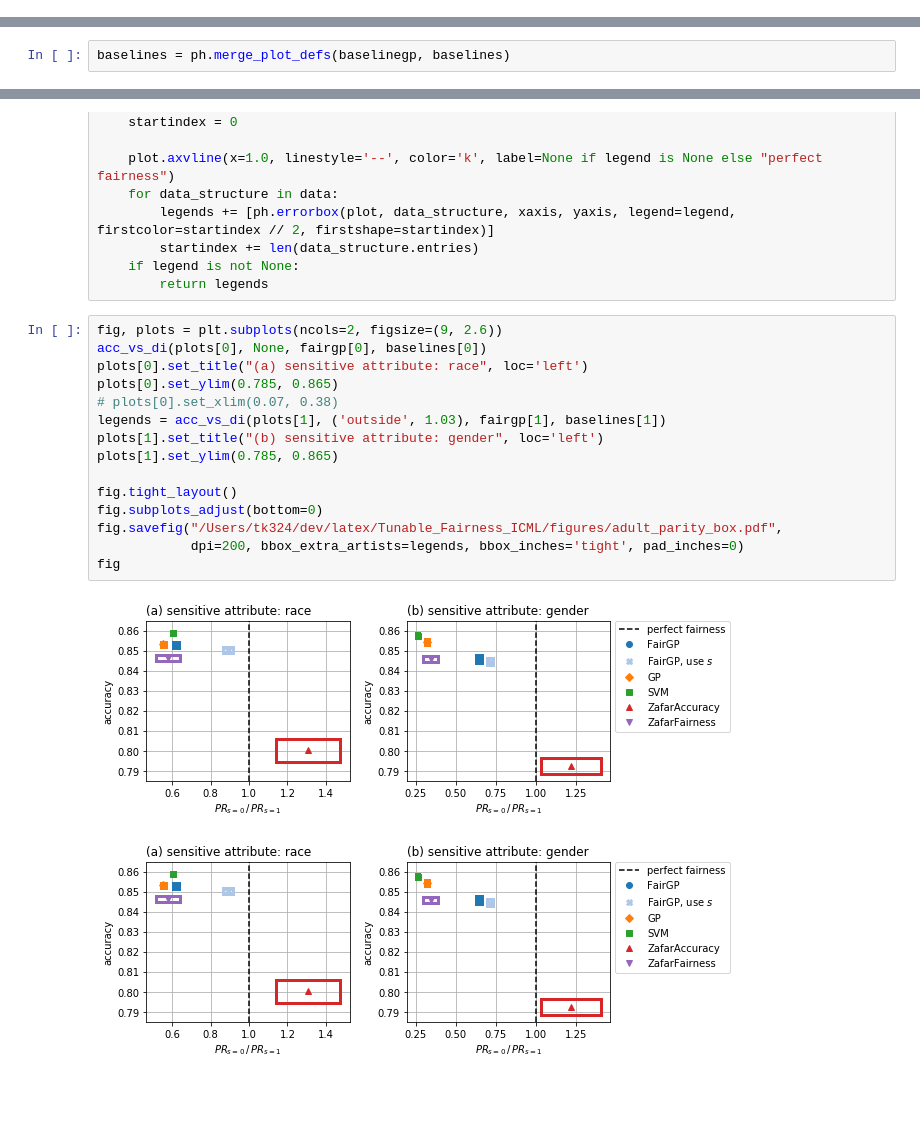
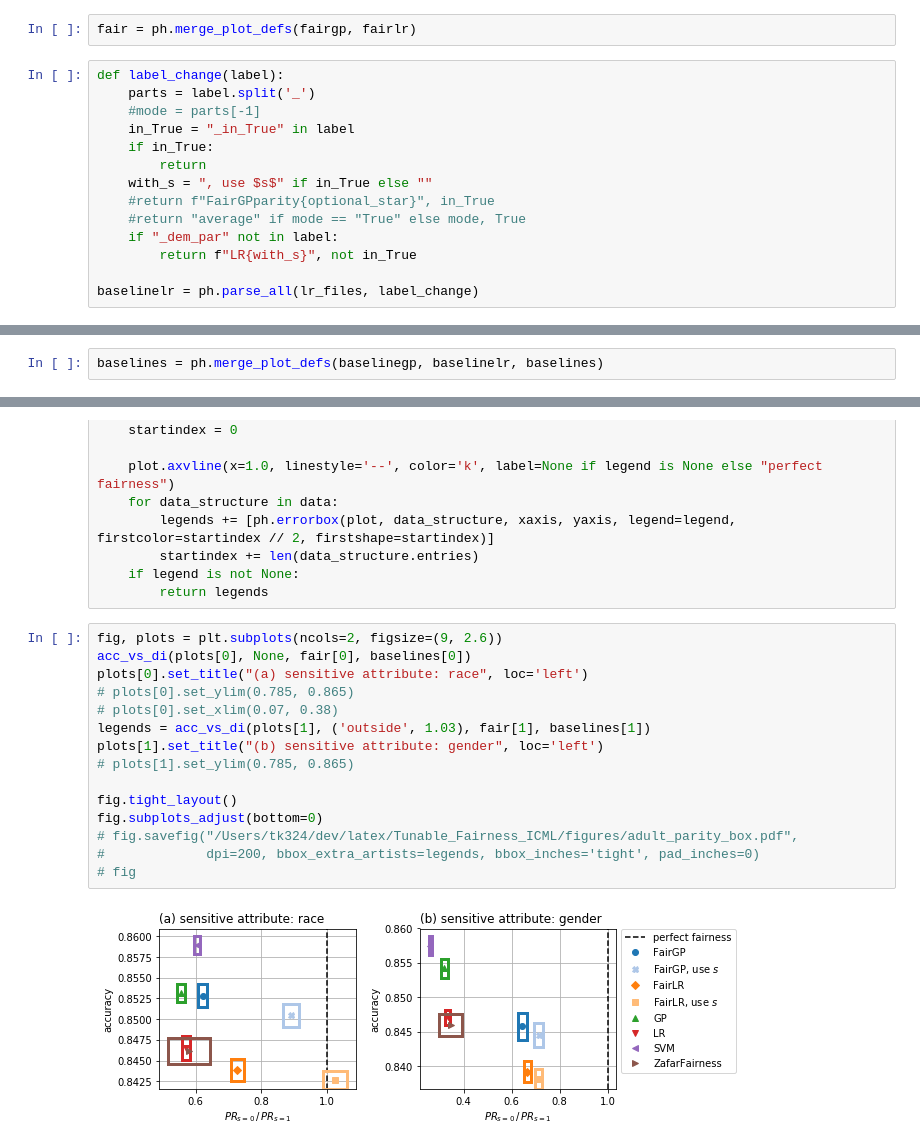
Before and after one commit to predictive-analytics-lab/fairness-comparison, a Jupyter notebook: analysis/ICML_dempar.ipynb, the cells around one changed output, grey strips where cells are left out. Saved outputs shown, nothing was run; the diff lists cells and outputs as text; blank space fills up the shorter version.

Commit message:
Small improvements on plots

```diff
--- a/analysis/ICML_dempar.ipynb
+++ b/analysis/ICML_dempar.ipynb
@@ -21,3 +37,19 @@ fairgp = ph.parse_all(fairgp_files, label_change)
+# %%
+fair = ph.merge_plot_defs(fairgp, fairlr)
+# %%
+def label_change(label):
+    parts = label.split('_')
+    #mode = parts[-1]
+    in_True = "_in_True" in label
+    if in_True:
+        return
+    with_s = ", use $s$" if in_True else ""
+    #return f"FairGPparity{optional_star}", in_True
+    #return "average" if mode == "True" else mode, True
+    if "_dem_par" not in label:
+        return f"LR{with_s}", not in_True
+
+baselinelr = ph.parse_all(lr_files, label_change)
 # %%
 baselinegp_files = [
     ('../results/ICML/adult/gpyt2500_baseline_race.csv', ''),
@@ -58,7 +90,7 @@ def label_change(label):
 
 baselines = ph.parse_all(baseline_files, label_change)
 # %%
-baselines = ph.merge_plot_defs(baselinegp, baselines)
+baselines = ph.merge_plot_defs(baselinegp, baselinelr, baselines)
 # %%
 # fairgp = ph.choose_entries(fairgp, [0, 5, 1, 6, 2, 7, 3, 8, 4, 9])
 # %%
@@ -78,19 +110,18 @@ def acc_vs_di(plot, legend, *data):
         return legends
 # %%
 fig, plots = plt.subplots(ncols=2, figsize=(9, 2.6))
-acc_vs_di(plots[0], None, fairgp[0], baselines[0])
+acc_vs_di(plots[0], None, fair[0], baselines[0])
 plots[0].set_title("(a) sensitive attribute: race", loc='left')
-plots[0].set_ylim(0.785, 0.865)
+# plots[0].set_ylim(0.785, 0.865)
 # plots[0].set_xlim(0.07, 0.38)
-legends = acc_vs_di(plots[1], ('outside', 1.03), fairgp[1], baselines[1])
+legends = acc_vs_di(plots[1], ('outside', 1.03), fair[1], baselines[1])
 plots[1].set_title("(b) sensitive attribute: gender", loc='left')
-plots[1].set_ylim(0.785, 0.865)
+# plots[1].set_ylim(0.785, 0.865)
 
 fig.tight_layout()
 fig.subplots_adjust(bottom=0)
-fig.savefig("/Users/tk324/dev/latex/Tunable_Fairness_ICML/figures/adult_parity_box.pdf",
-            dpi=200, bbox_extra_artists=legends, bbox_inches='tight', pad_inches=0)
-fig
+# fig.savefig("/Users/tk324/dev/latex/Tunable_Fairness_ICML/figures/adult_parity_box.pdf",
+#             dpi=200, bbox_extra_artists=legends, bbox_inches='tight', pad_inches=0)
+# fig
 # %% [output]
-[figure, old version]
+[figure, new version]
-[figure, removed]
```
Also changed, not shown: parts of 2 cells of this notebook, 1 other file.
